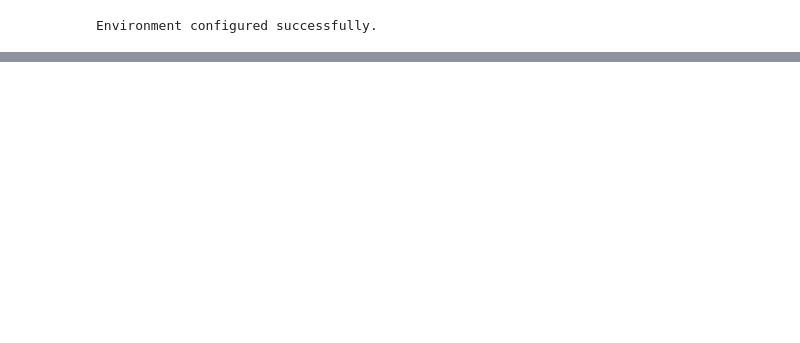
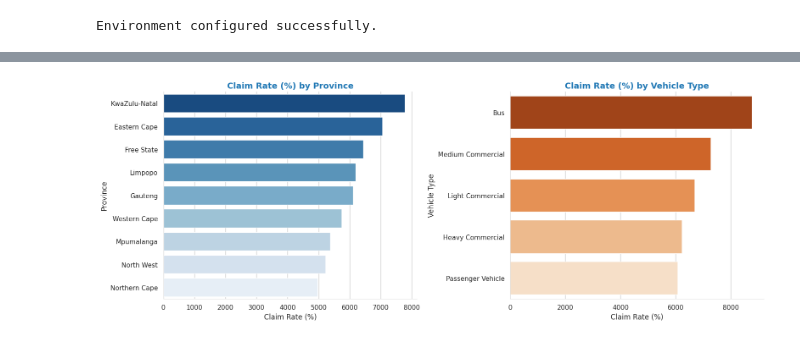
Before and after one commit to senayemekdes/Insurance-Risk-Analytics-Predictive-Modeling, a Jupyter notebook: notebooks/01_eda.ipynb, the cells around one changed output, grey strips where cells are left out. Saved outputs shown, nothing was run; the diff lists cells and outputs as text; code cells hidden in the pictures; blank space fills up the shorter version.

```diff
--- a/notebooks/01_eda.ipynb
+++ b/notebooks/01_eda.ipynb
@@ -60,0 +334,28 @@ UnderwrittenCoverID|PolicyID|TransactionMonth|IsVATRegistered|Citizenship|LegalT
+# %%
+# 3. Geographic and Vehicle Type Analysis
+fig, axes = plt.subplots(1, 2, figsize=(16, 6))
+
+# Claim Rate by Province
+prov_claims = df.groupby('Province')['TotalPremium'].mean().reset_index()
+prov_claims['TotalPremium'] *= 100  # Convert to %
+prov_claims = prov_claims.sort_values(by='TotalPremium', ascending=False)
+
+sns.barplot(x='TotalPremium', y='Province', data=prov_claims, palette="Blues_r", ax=axes[0])
+axes[0].set_title('Claim Rate (%) by Province', fontsize=14, fontweight='bold', color=PALETTE['primary'])
+axes[0].set_xlabel('Claim Rate (%)', fontsize=12)
+axes[0].set_ylabel('Province', fontsize=12)
+
+# Claim Rate by Vehicle Type
+veh_claims = df.groupby('VehicleType')['TotalPremium'].mean().reset_index()
+veh_claims['TotalPremium'] *= 100  # Convert to %
+veh_claims = veh_claims.sort_values(by='TotalPremium', ascending=False)
+
+sns.barplot(x='TotalPremium', y='VehicleType', data=veh_claims, palette="Oranges_r", ax=axes[1])
+axes[1].set_title('Claim Rate (%) by Vehicle Type', fontsize=14, fontweight='bold', color=PALETTE['primary'])
+axes[1].set_xlabel('Claim Rate (%)', fontsize=12)
+axes[1].set_ylabel('Vehicle Type', fontsize=12)
+
+plt.tight_layout()
+plt.show()
+# %% [output]
+[figure, added]
```
Also changed, not shown: parts of 23 cells of this notebook.
